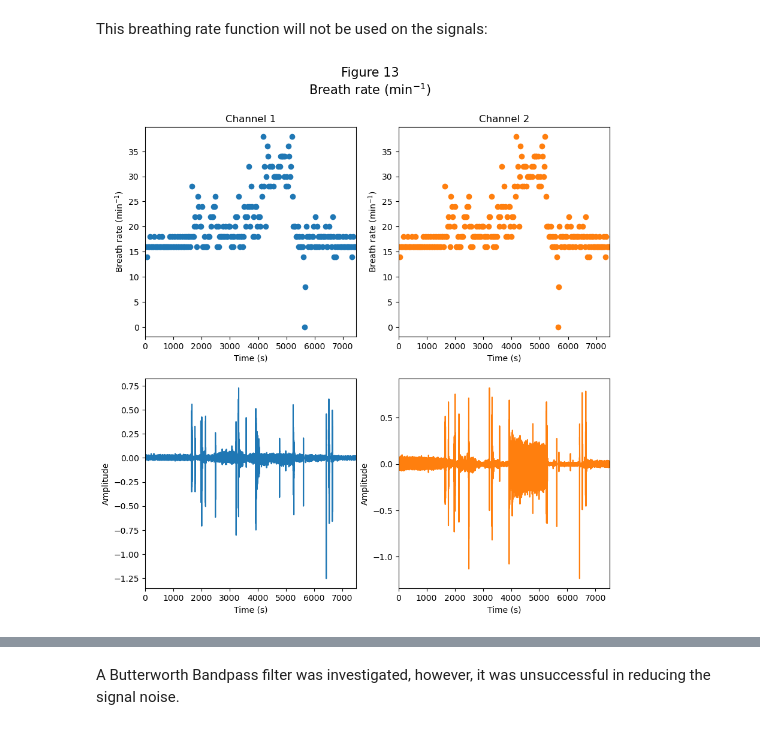
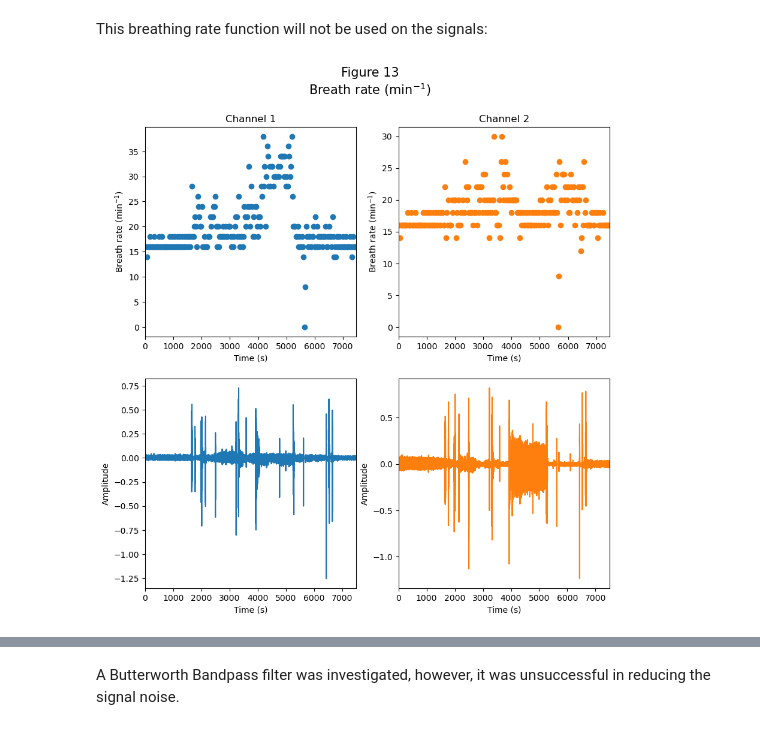
Before and after one commit to AoibheT-H/Algorithm_Challenge, a Jupyter notebook: Aoibhe_Turner_Heaney_Algorithm_Challenge.ipynb, the cells around one changed output, grey strips where cells are left out. Saved outputs shown, nothing was run; the diff lists cells and outputs as text; code cells hidden in the pictures.

```diff
--- a/Aoibhe_Turner_Heaney_Algorithm_Challenge.ipynb
+++ b/Aoibhe_Turner_Heaney_Algorithm_Challenge.ipynb
@@ -518,34 +518,34 @@ rate_time_axis_2, breath_per_min_LP_filtered_avg_sig_2 =  breath_30_sec_avg_rate
 
 
 plt.figure(figsize=(10,10)).suptitle('Figure 13\nBreath rate ($\mathregular{min^{-1}}$)', fontsize=15)
 
 plt.subplot(2, 2, 1)
 plt.plot(rate_time_axis_1,  breath_per_min_LP_filtered_avg_sig_1, 'o', color="#1f77b4")
 plt.title('Channel 1')
 plt.ylabel('Breath rate ($\mathregular{min^{-1}}$)')
 plt.xlabel('Time (s)')
 plt.xlim([0, rate_time_axis_1[-1]])
 
 plt.subplot(2, 2, 2)
-plt.plot(rate_time_axis_2,  breath_per_min_LP_filtered_avg_sig_1, 'o', color="#ff7f0e")
+plt.plot(rate_time_axis_2,  breath_per_min_LP_filtered_avg_sig_2, 'o', color="#ff7f0e")
 plt.title('Channel 2')
 plt.ylabel('Breath rate ($\mathregular{min^{-1}}$)')
 plt.xlabel('Time (s)')
 plt.xlim([0, rate_time_axis_2[-1]])
 
 plt.subplot(2, 2, 3)
 plt.plot(time_axis, LP_filtered_avg_sig_1, color="#1f77b4")
 plt.xlim([0, time_axis[-1]])
 plt.xlabel('Time (s)')
 plt.ylabel('Amplitude')
 
 plt.subplot(2, 2, 4)
 plt.plot(time_axis, LP_filtered_avg_sig_2, color="#ff7f0e")
 plt.xlim([0, time_axis[-1]])
 plt.xlabel('Time (s)')
 plt.ylabel('Amplitude')
 plt.show()
 # %% [output]
-[figure, old version]
+[figure, new version]
 # %% [markdown]
 # Appendix
```
Also changed, not shown: parts of 9 cells of this notebook.
